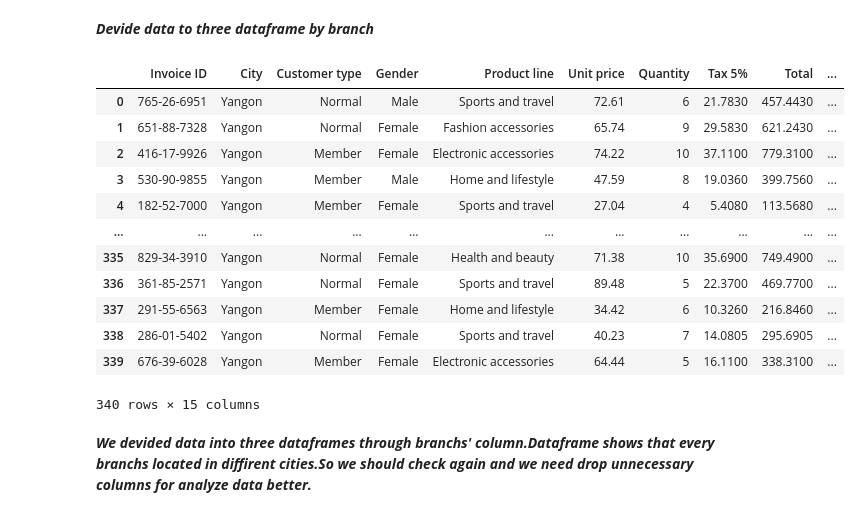
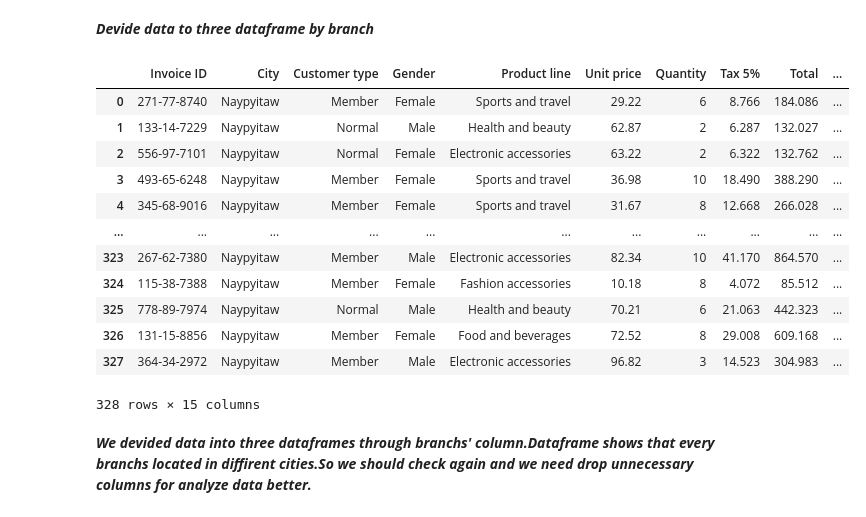
Before and after one commit to Azamatkha/shopanalasis, a Jupyter notebook: shop.ipynb, the cells around one changed output. Saved outputs shown, nothing was run; the diff lists cells and outputs as text; code cells hidden in the pictures.

```diff
--- a/shop.ipynb
+++ b/shop.ipynb
@@ -206,22 +206,22 @@ memory usage: 125.1+ KB
 # %%
 branch_a = data[data['Branch'] == 'A'].reset_index(drop = True).drop('Branch',axis = 1)#dataframe of 'A Branch'
 branch_b = data[data['Branch'] == 'B'].reset_index(drop = True).drop('Branch',axis = 1)#dataframe of 'B Branch'
 branch_c = data[data['Branch'] == 'C'].reset_index(drop = True).drop('Branch',axis = 1)#dataframe of 'C Branch'
-branch_a
+branch_c
 # %% [output]
 |  | Invoice ID | City | Customer type | Gender | Product line | Unit price | Quantity | Tax 5% | Total | ... |
-| 0 | 765-26-6951 | Yangon | Normal | Male | Sports and travel | 72.61 | 6 | 21.7830 | 457.4430 | ... |
-| 1 | 651-88-7328 | Yangon | Normal | Female | Fashion accessories | 65.74 | 9 | 29.5830 | 621.2430 | ... |
-| 2 | 416-17-9926 | Yangon | Member | Female | Electronic accessories | 74.22 | 10 | 37.1100 | 779.3100 | ... |
-| 3 | 530-90-9855 | Yangon | Member | Male | Home and lifestyle | 47.59 | 8 | 19.0360 | 399.7560 | ... |
-| 4 | 182-52-7000 | Yangon | Member | Female | Sports and travel | 27.04 | 4 | 5.4080 | 113.5680 | ... |
+| 0 | 271-77-8740 | Naypyitaw | Member | Female | Sports and travel | 29.22 | 6 | 8.766 | 184.086 | ... |
+| 1 | 133-14-7229 | Naypyitaw | Normal | Male | Health and beauty | 62.87 | 2 | 6.287 | 132.027 | ... |
+| 2 | 556-97-7101 | Naypyitaw | Normal | Female | Electronic accessories | 63.22 | 2 | 6.322 | 132.762 | ... |
+| 3 | 493-65-6248 | Naypyitaw | Member | Female | Sports and travel | 36.98 | 10 | 18.490 | 388.290 | ... |
+| 4 | 345-68-9016 | Naypyitaw | Member | Female | Sports and travel | 31.67 | 8 | 12.668 | 266.028 | ... |
 | ... | ... | ... | ... | ... | ... | ... | ... | ... | ... | ... |
-| 335 | 829-34-3910 | Yangon | Normal | Female | Health and beauty | 71.38 | 10 | 35.6900 | 749.4900 | ... |
-| 336 | 361-85-2571 | Yangon | Normal | Female | Sports and travel | 89.48 | 5 | 22.3700 | 469.7700 | ... |
-| 337 | 291-55-6563 | Yangon | Member | Female | Home and lifestyle | 34.42 | 6 | 10.3260 | 216.8460 | ... |
-| 338 | 286-01-5402 | Yangon | Normal | Female | Sports and travel | 40.23 | 7 | 14.0805 | 295.6905 | ... |
-| 339 | 676-39-6028 | Yangon | Member | Female | Electronic accessories | 64.44 | 5 | 16.1100 | 338.3100 | ... |
+| 323 | 267-62-7380 | Naypyitaw | Member | Male | Electronic accessories | 82.34 | 10 | 41.170 | 864.570 | ... |
+| 324 | 115-38-7388 | Naypyitaw | Member | Female | Fashion accessories | 10.18 | 8 | 4.072 | 85.512 | ... |
+| 325 | 778-89-7974 | Naypyitaw | Normal | Male | Health and beauty | 70.21 | 6 | 21.063 | 442.323 | ... |
+| 326 | 131-15-8856 | Naypyitaw | Member | Female | Food and beverages | 72.52 | 8 | 29.008 | 609.168 | ... |
+| 327 | 364-34-2972 | Naypyitaw | Member | Male | Electronic accessories | 96.82 | 3 | 14.523 | 304.983 | ... |
-340 rows × 15 columns
+328 rows × 15 columns
 # %% [markdown]
 ***We devided data into three dataframes through branchs' column.Dataframe shows that every branchs located in diffirent cities.So we should check again and we need drop unnecessary columns for analyze data better.***
 # %%
```
Also changed, not shown: parts of 5 cells of this notebook.
